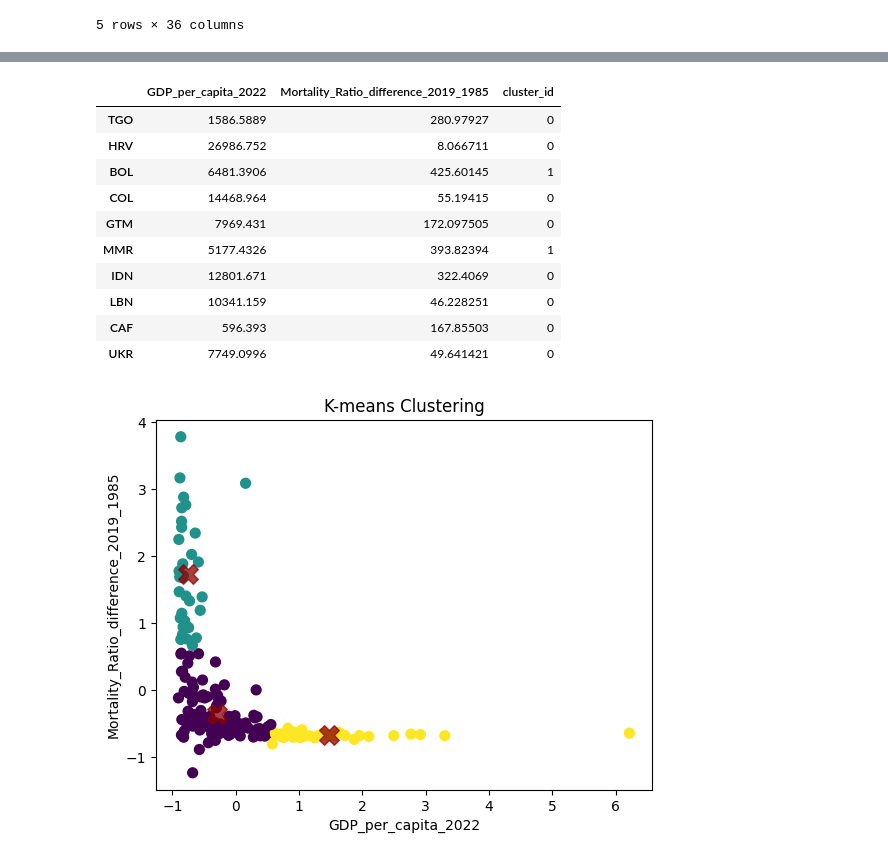
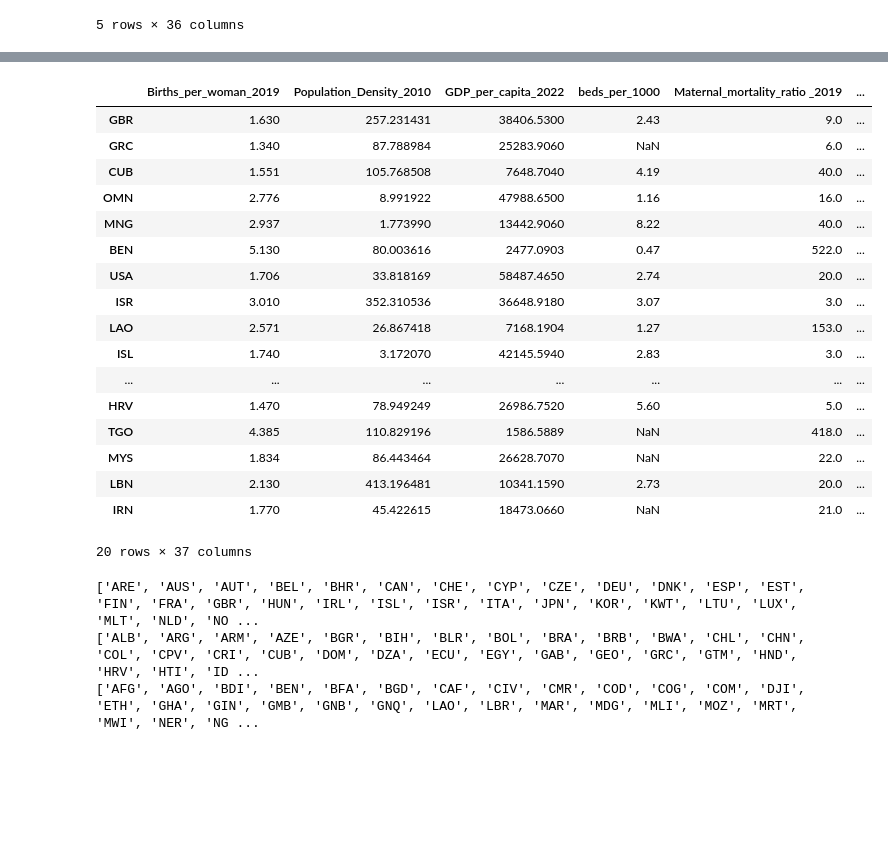
Before and after one commit to MariaStefaniak/SurvivalAtBirth_Global, a Jupyter notebook: Data_Organization/Python_Scripts/SecondDraftFinalNotebook.ipynb, the cells around one changed output, grey strips where cells are left out. Drawn from its saved outputs; the diff is of its cells as text; code cells hidden in the pictures; blank space fills up the shorter version.

```diff
--- a/Data_Organization/Python_Scripts/SecondDraftFinalNotebook.ipynb
+++ b/Data_Organization/Python_Scripts/SecondDraftFinalNotebook.ipynb
@@ -384,21 +398,33 @@ Choose cluster number. Typically chosen by grabbing the "elbow" from the above p
 # %%
 test.Cluster_With_kMeans(nrclusters=3)
 # %%
-test.df4Clustering.sample(10)
+list(test.df4Clustering.index)
+test.og_df.sample(20)
 # %% [output]
-|  | GDP_per_capita_2022 | Mortality_Ratio_difference_2019_1985 | cluster_id |
-| TGO | 1586.5889 | 280.97927 | 0 |
-| HRV | 26986.752 | 8.066711 | 0 |
-| BOL | 6481.3906 | 425.60145 | 1 |
-| COL | 14468.964 | 55.19415 | 0 |
-| GTM | 7969.431 | 172.097505 | 0 |
-| MMR | 5177.4326 | 393.82394 | 1 |
-| IDN | 12801.671 | 322.4069 | 0 |
-| LBN | 10341.159 | 46.228251 | 0 |
-| CAF | 596.393 | 167.85503 | 0 |
-| UKR | 7749.0996 | 49.641421 | 0 |
+|  | Births_per_woman_2019 | Population_Density_2010 | GDP_per_capita_2022 | beds_per_1000 | Maternal_mortality_ratio _2019 | ... |
+| GBR | 1.630 | 257.231431 | 38406.5300 | 2.43 | 9.0 | ... |
+| GRC | 1.340 | 87.788984 | 25283.9060 | NaN | 6.0 | ... |
+| CUB | 1.551 | 105.768508 | 7648.7040 | 4.19 | 40.0 | ... |
+| OMN | 2.776 | 8.991922 | 47988.6500 | 1.16 | 16.0 | ... |
+| MNG | 2.937 | 1.773990 | 13442.9060 | 8.22 | 40.0 | ... |
+| BEN | 5.130 | 80.003616 | 2477.0903 | 0.47 | 522.0 | ... |
+| USA | 1.706 | 33.818169 | 58487.4650 | 2.74 | 20.0 | ... |
+| ISR | 3.010 | 352.310536 | 36648.9180 | 3.07 | 3.0 | ... |
+| LAO | 2.571 | 26.867418 | 7168.1904 | 1.27 | 153.0 | ... |
+| ISL | 1.740 | 3.172070 | 42145.5940 | 2.83 | 3.0 | ... |
+| ... | ... | ... | ... | ... | ... | ... |
+| HRV | 1.470 | 78.949249 | 26986.7520 | 5.60 | 5.0 | ... |
+| TGO | 4.385 | 110.829196 | 1586.5889 | NaN | 418.0 | ... |
+| MYS | 1.834 | 86.443464 | 26628.7070 | NaN | 22.0 | ... |
+| LBN | 2.130 | 413.196481 | 10341.1590 | 2.73 | 20.0 | ... |
+| IRN | 1.770 | 45.422615 | 18473.0660 | NaN | 21.0 | ... |
+20 rows × 37 columns
 # %%
-test.DrawClusters()
+test.Draw_Clusters()
-# %% [output]
-[figure, removed]
+# %%
+test.Print_Cluster_Info_Short(iso3=True)
+# %% [output]
+['ARE', 'AUS', 'AUT', 'BEL', 'BHR', 'CAN', 'CHE', 'CYP', 'CZE', 'DEU', 'DNK', 'ESP', 'EST', 'FIN', 'FRA', 'GBR', 'HUN', 'IRL', 'ISL', 'ISR', 'ITA', 'JPN', 'KOR', 'KWT', 'LTU', 'LUX', 'MLT', 'NLD', 'NO ...
+['ALB', 'ARG', 'ARM', 'AZE', 'BGR', 'BIH', 'BLR', 'BOL', 'BRA', 'BRB', 'BWA', 'CHL', 'CHN', 'COL', 'CPV', 'CRI', 'CUB', 'DOM', 'DZA', 'ECU', 'EGY', 'GAB', 'GEO', 'GRC', 'GTM', 'HND', 'HRV', 'HTI', 'ID ...
+['AFG', 'AGO', 'BDI', 'BEN', 'BFA', 'BGD', 'CAF', 'CIV', 'CMR', 'COD', 'COG', 'COM', 'DJI', 'ETH', 'GHA', 'GIN', 'GMB', 'GNB', 'GNQ', 'LAO', 'LBR', 'MAR', 'MDG', 'MLI', 'MOZ', 'MRT', 'MWI', 'NER', 'NG ...
 # %%
```
Also changed, not shown: parts of 14 cells of this notebook.
